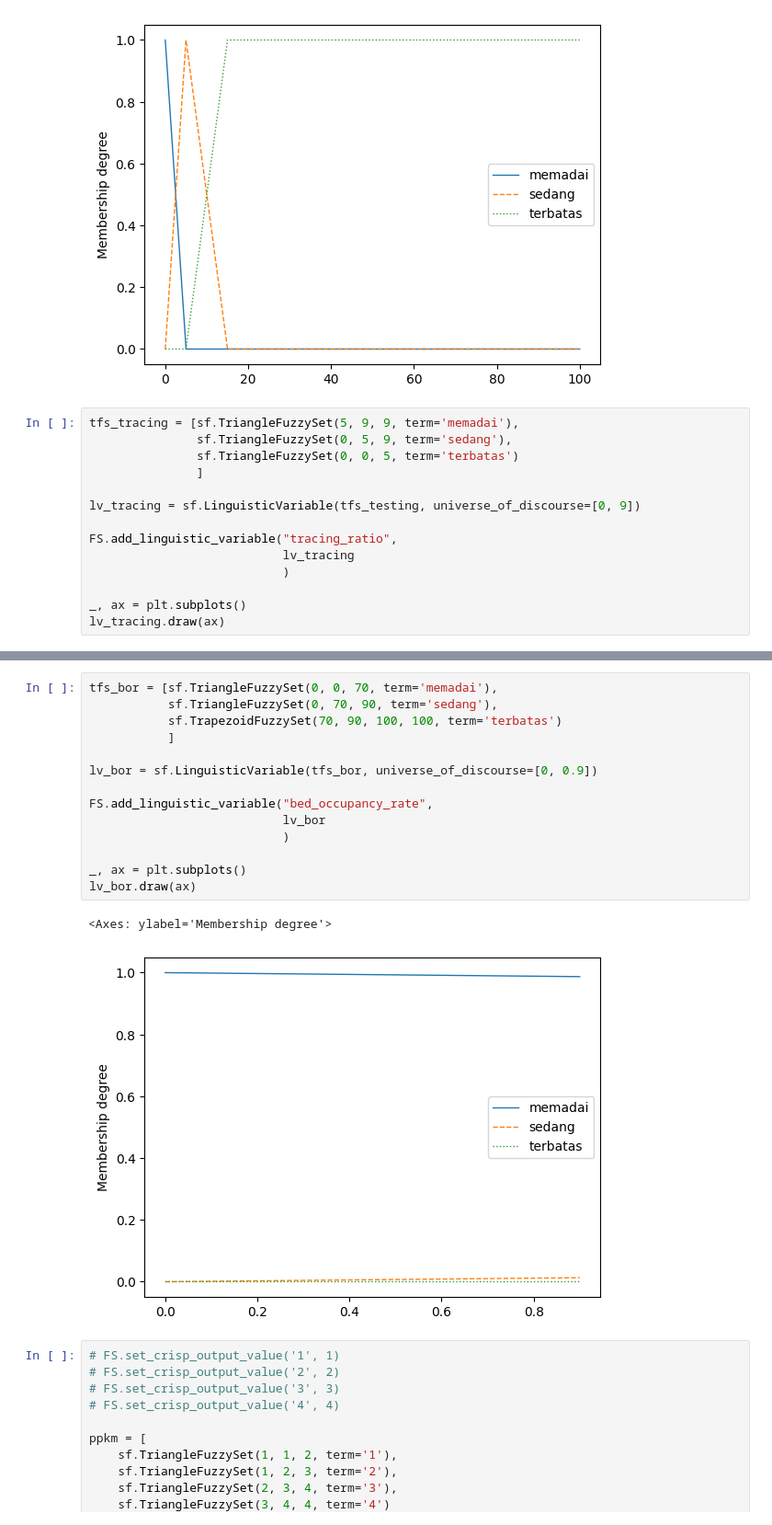
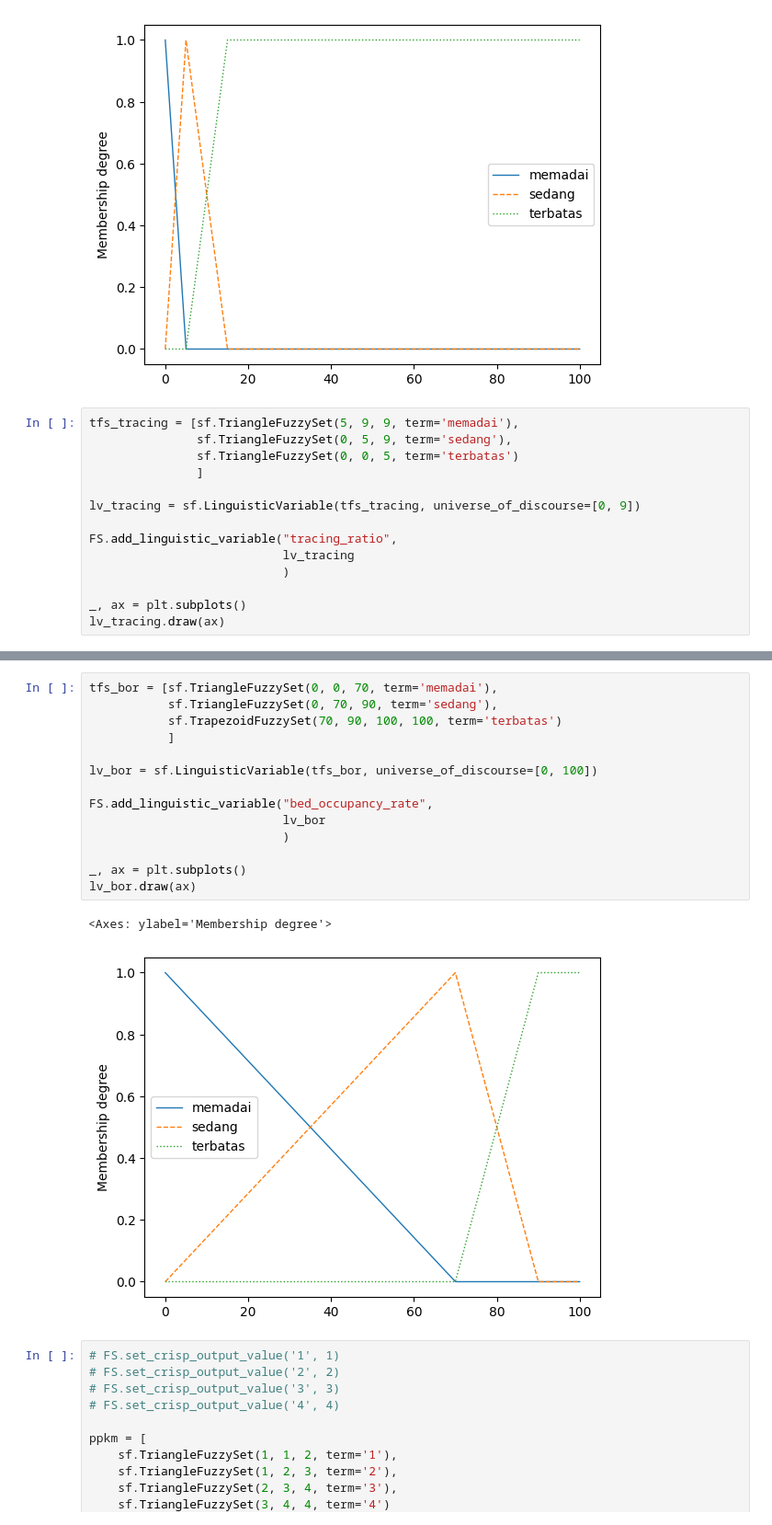
Before and after one commit to mrtalhim/ppkm_fuzzy, a Jupyter notebook: fuzzy_ppkm.ipynb, the cells around one changed output, grey strips where cells are left out. Shown: that part at 92% size. Cells and saved outputs as stored; diff of their text form.

```diff
--- a/fuzzy_ppkm.ipynb
+++ b/fuzzy_ppkm.ipynb
@@ -81,7 +82,7 @@ tfs_tracing = [sf.TriangleFuzzySet(5, 9, 9, term='memadai'),
                sf.TriangleFuzzySet(0, 0, 5, term='terbatas')
                ]
 
-lv_tracing = sf.LinguisticVariable(tfs_testing, universe_of_discourse=[0, 9])
+lv_tracing = sf.LinguisticVariable(tfs_tracing, universe_of_discourse=[0, 9])
 
 FS.add_linguistic_variable("tracing_ratio",
                            lv_tracing
@@ -95,20 +96,20 @@ lv_tracing.draw(ax)
 # %%
 tfs_bor = [sf.TriangleFuzzySet(0, 0, 70, term='memadai'),
            sf.TriangleFuzzySet(0, 70, 90, term='sedang'),
            sf.TrapezoidFuzzySet(70, 90, 100, 100, term='terbatas')
            ]
 
-lv_bor = sf.LinguisticVariable(tfs_bor, universe_of_discourse=[0, 0.9])
+lv_bor = sf.LinguisticVariable(tfs_bor, universe_of_discourse=[0, 100])
 
 FS.add_linguistic_variable("bed_occupancy_rate",
                            lv_bor
                            )
 
 _, ax = plt.subplots()
 lv_bor.draw(ax)
 # %% [output]
 <Axes: ylabel='Membership degree'>
-[figure, old version]
+[figure, new version]
 # %%
 # FS.set_crisp_output_value('1', 1)
 # FS.set_crisp_output_value('2', 2)
```
Also changed, not shown: parts of 11 cells of this notebook, 2 other files.
